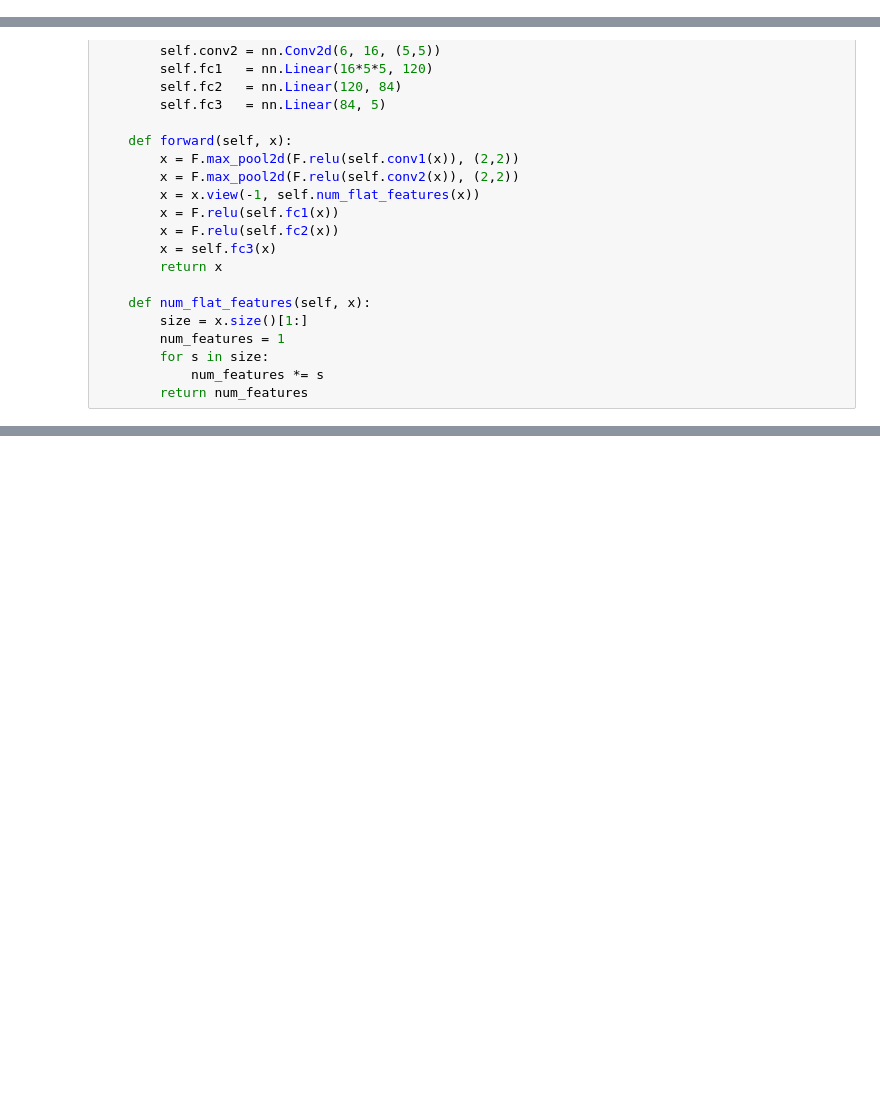
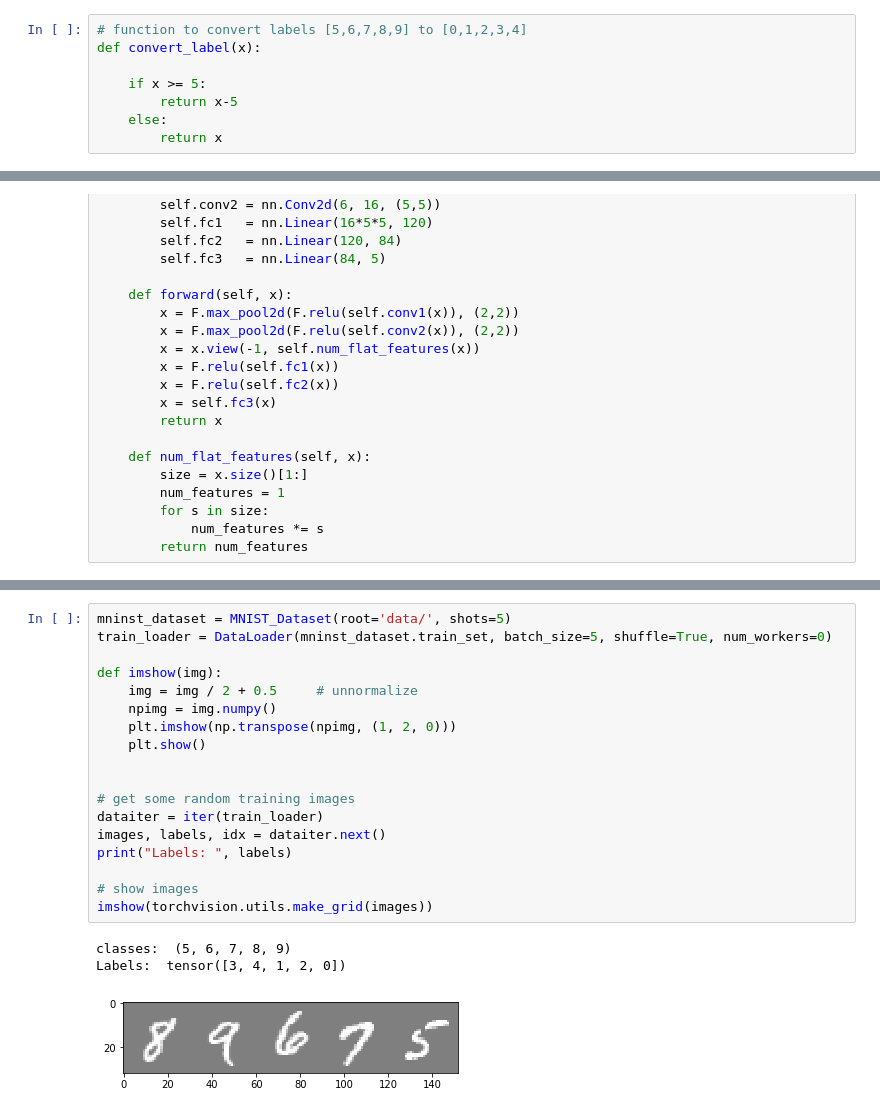
Before and after one commit to tifat58/cross-domain-free-shot-learning, a Jupyter notebook: few_shot_learing.ipynb, the cells around one changed output, grey strips where cells are left out. Saved outputs shown, nothing was run; the diff lists cells and outputs as text; blank space fills up the shorter version.

```diff
--- a/few_shot_learing.ipynb
+++ b/few_shot_learing.ipynb
@@ -34,6 +34,14 @@ def get_target_label_idx(labels, targets, shots=5, test=False):
             final_list += np.argwhere(np.isin(labels, t)).flatten().tolist()[:shots]
 
     return final_list
+# %%
+# function to convert labels [5,6,7,8,9] to [0,1,2,3,4]
+def convert_label(x):
+
+    if x >= 5:
+        return x-5
+    else:
+        return x
 # %%
 from torch.utils.data import Subset
 from PIL import Image
@@ -216,3 +230,25 @@ def train_model(model, criterion, optimizer, scheduler, num_epochs=20):
     # load best model weights
     model.load_state_dict(best_model_wts)
     return model, best_acc
+# %%
+mninst_dataset = MNIST_Dataset(root='data/', shots=5)
+train_loader = DataLoader(mninst_dataset.train_set, batch_size=5, shuffle=True, num_workers=0)
+
+def imshow(img):
+    img = img / 2 + 0.5     # unnormalize
+    npimg = img.numpy()
+    plt.imshow(np.transpose(npimg, (1, 2, 0)))
+    plt.show()
+
+
+# get some random training images
+dataiter = iter(train_loader)
+images, labels, idx = dataiter.next()
+print("Labels: ", labels)
+
+# show images
+imshow(torchvision.utils.make_grid(images))
+# %% [output]
+classes:  (5, 6, 7, 8, 9)
+Labels:  tensor([3, 4, 1, 2, 0])
+[figure, added]
```
Also changed, not shown: parts of 7 cells of this notebook, 1 other file.
